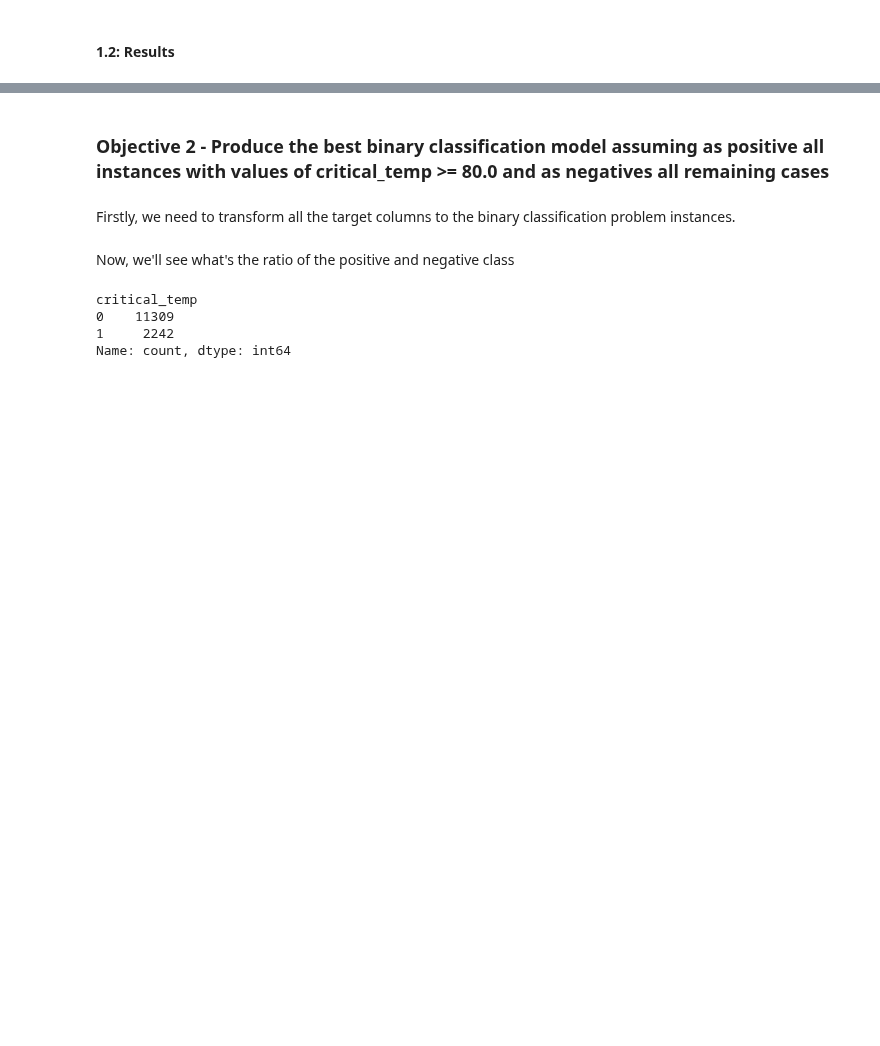
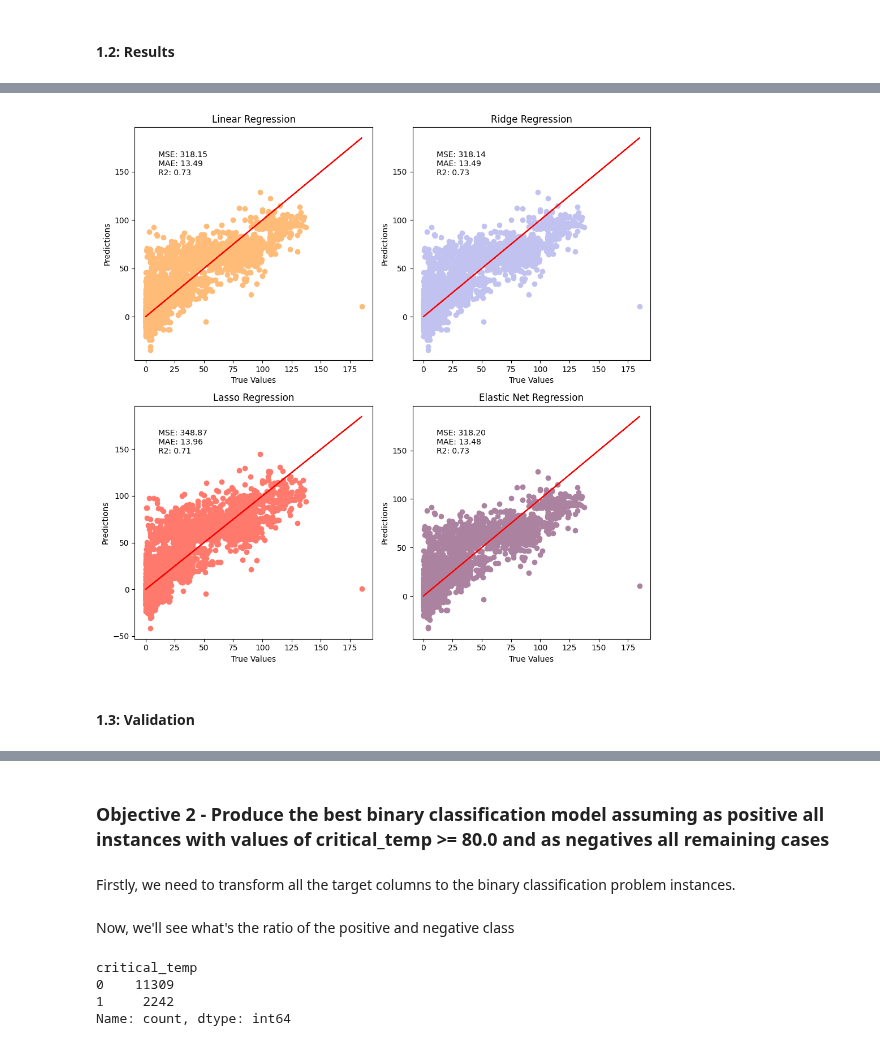
Before and after one commit to AntunesCSR/ML_Group_Projects, a Jupyter notebook: HA1/HA1_catia.ipynb, the cells around one changed output, grey strips where cells are left out. Drawn from its saved outputs; the diff is of its cells as text; code cells hidden in the pictures; blank space fills up the shorter version.

```diff
--- a/HA1/HA1_catia.ipynb
+++ b/HA1/HA1_catia.ipynb
@@ -164,0 +121,14 @@ y_pred7_test = reg7.predict(X_test)
+# %%
+# ELASTIC NET REGRESSION MODEL #
+
+# Train model
+reg4 = ElasticNetCV(cv=5, alphas=[1e-3, 1e-2, 1e-1, 1], l1_ratio=[.1, .5, .7, .9, .95, .99, 1], max_iter=10000).fit(X_train, y_train) # elastic net regression with cross-validation and range of alpha values 0.001, 0.01, 0.1, 1 as well as range of l1_ratio values 0.1, 0.5, 0.7, 0.9, 0.95, 0.99, 1
+
+# Predict on test set
+y_pred4_test = reg4.predict(X_test)
+
+# Resulting best alpha from cross-validation
+reg4_best_alpha = reg4.alpha_
+
+# Resulting best l1_ratio from cross-validation
+reg4_best_l1_ratio = reg4.l1_ratio_
@@ -206,0 +160,34 @@ Gradient Boosting and Neural Network Regression appear to be the top-performing
+# %%
+# Plots of the models
+
+# Create figure
+fig, axes = plt.subplots(2, 2, figsize=(10, 10))
+axes = axes.flatten()
+
+# List of model names, their predictions, and metrics
+models = ['Linear Regression', 'Ridge Regression', 'Lasso Regression', 'Elastic Net Regression']
+predictions = [y_pred1_test, y_pred2_test, y_pred3_test, y_pred4_test]
+metrics = [
+    f'MSE: {mean_squared_error(y_test, prediction):.2f}\nMAE: {mean_absolute_error(y_test, prediction):.2f}\nR2: {r2_score(y_test, prediction):.2f}'
+    for prediction in predictions
+]
+
+# Define a list of pastel colors
+pastel_colors = ['#FFBB78', '#C2C2F0', '#FF796C', '#AB83A1']
+
+for i, (model_name, prediction, metric, color) in enumerate(zip(models, predictions, metrics, pastel_colors)):
+    ax = axes[i]
+    ax.scatter(y_test, prediction, color=color)
+    ax.plot(y_test, y_test, color='red')
+    ax.set_title(model_name)
+    ax.set_xlabel('True Values')
+    ax.set_ylabel('Predictions')
+    ax.text(0.1, 0.9, metric, transform=ax.transAxes, fontsize=10, verticalalignment='top')
+
+# Show plot
+plt.tight_layout()
+plt.show()
+# %% [output]
+[figure, added]
+# %% [markdown]
+#### 1.3: Validation
```
Also changed, not shown: parts of 19 cells of this notebook.
